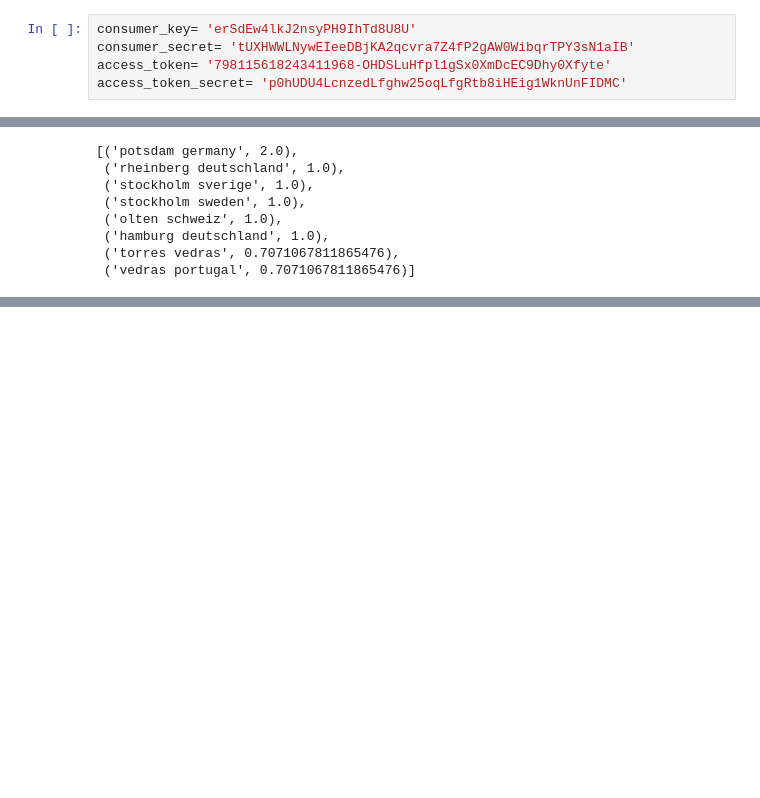
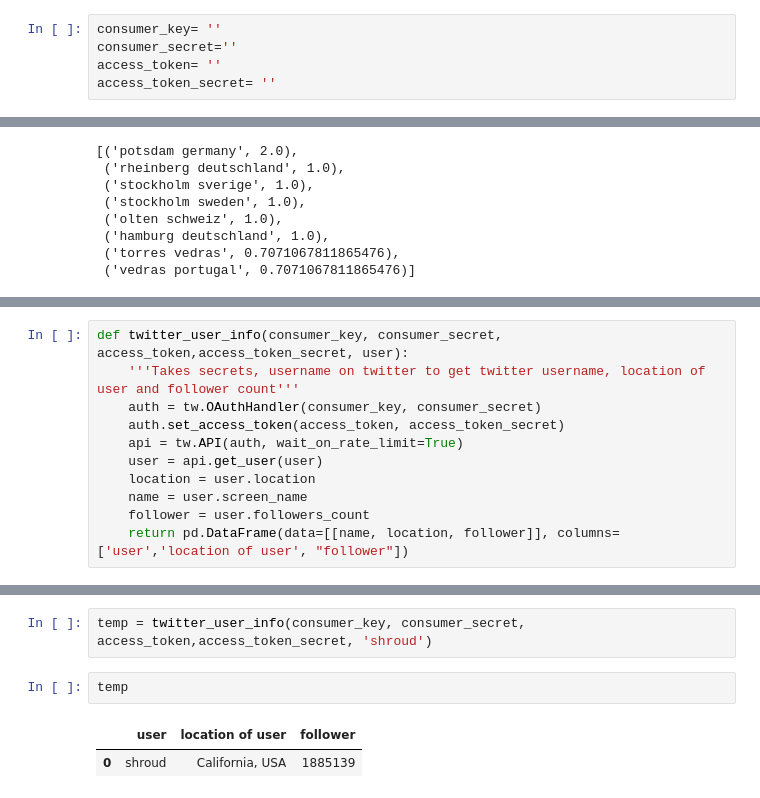
Before and after one commit to Awesimous/StarFish, a Jupyter notebook: notebooks/Trying Twitter API.ipynb, the cells around one changed output, grey strips where cells are left out. Cells and saved outputs as stored; diff of their text form; blank space fills up the shorter version.

```diff
--- a/notebooks/Trying Twitter API.ipynb
+++ b/notebooks/Trying Twitter API.ipynb
@@ -34,7 +34,7 @@ df.shape
 # %% [markdown]
 # defining Twitter API
 # %%
-consumer_key= 'erSdEw4lkJ2nsyPH9IhTd8U8U'
-consumer_secret= 'tUXHWWLNywEIeeDBjKA2qcvra7Z4fP2gAW0WibqrTPY3sN1aIB'
-access_token= '798115618243411968-OHDSLuHfpl1gSx0XmDcEC9Dhy0Xfyte'
-access_token_secret= 'p0hUDU4LcnzedLfghw25oqLfgRtb8iHEig1WknUnFIDMC'
+consumer_key= ''
+consumer_secret=''
+access_token= ''
+access_token_secret= ''
@@ -235,0 +216,11 @@ sorted_tfidf_list
+# %%
+def twitter_user_info(consumer_key, consumer_secret, access_token,access_token_secret, user):
+    '''Takes secrets, username on twitter to get twitter username, location of user and follower count'''
+    auth = tw.OAuthHandler(consumer_key, consumer_secret)
+    auth.set_access_token(access_token, access_token_secret)
+    api = tw.API(auth, wait_on_rate_limit=True)
+    user = api.get_user(user)
+    location = user.location
+    name = user.screen_name
+    follower = user.followers_count
+    return pd.DataFrame(data=[[name, location, follower]], columns=['user','location of user', "follower"])
@@ -235,0 +237,7 @@ sorted_tfidf_list
+# %%
+temp = twitter_user_info(consumer_key, consumer_secret, access_token,access_token_secret, 'shroud')
+# %%
+temp
+# %% [output]
+|  | user | location of user | follower |
+| 0 | shroud | California, USA | 1885139 |
```
Also changed, not shown: parts of 10 cells of this notebook, 6 other files.
